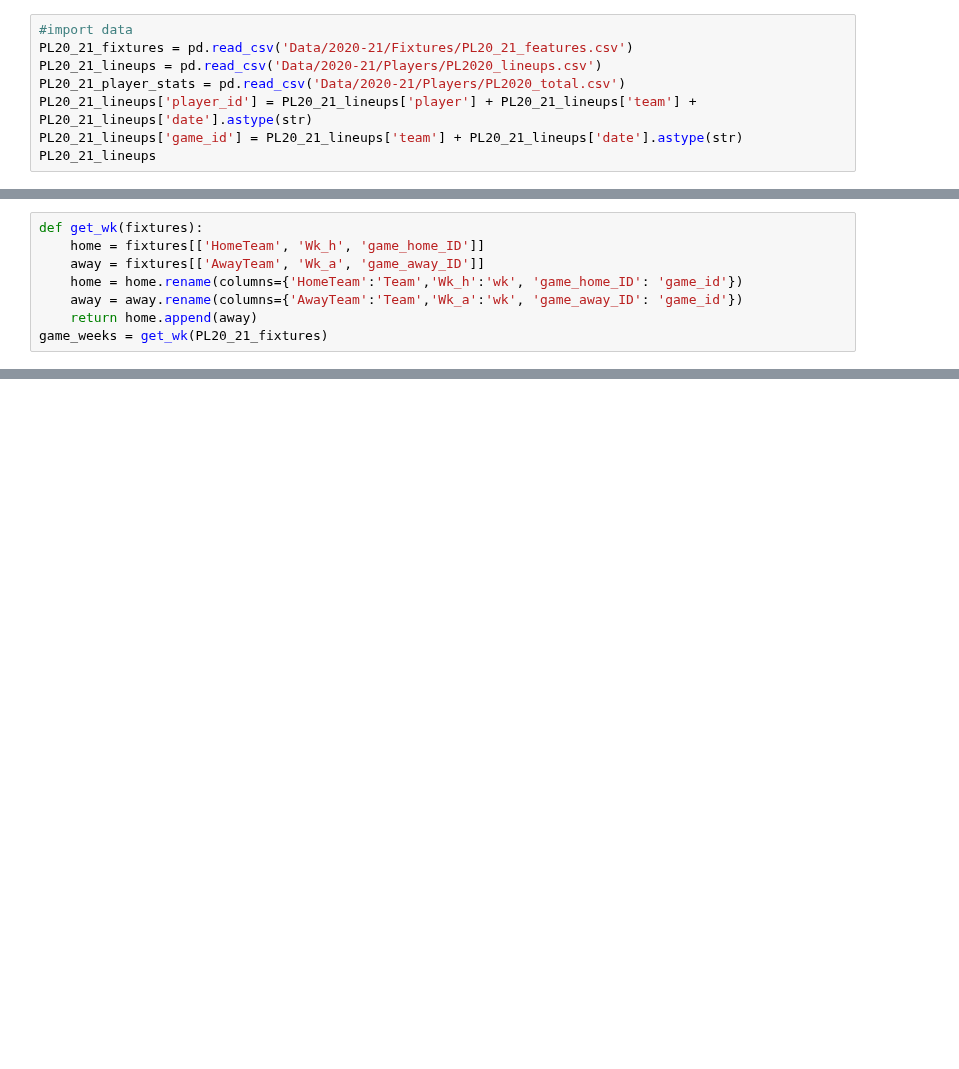
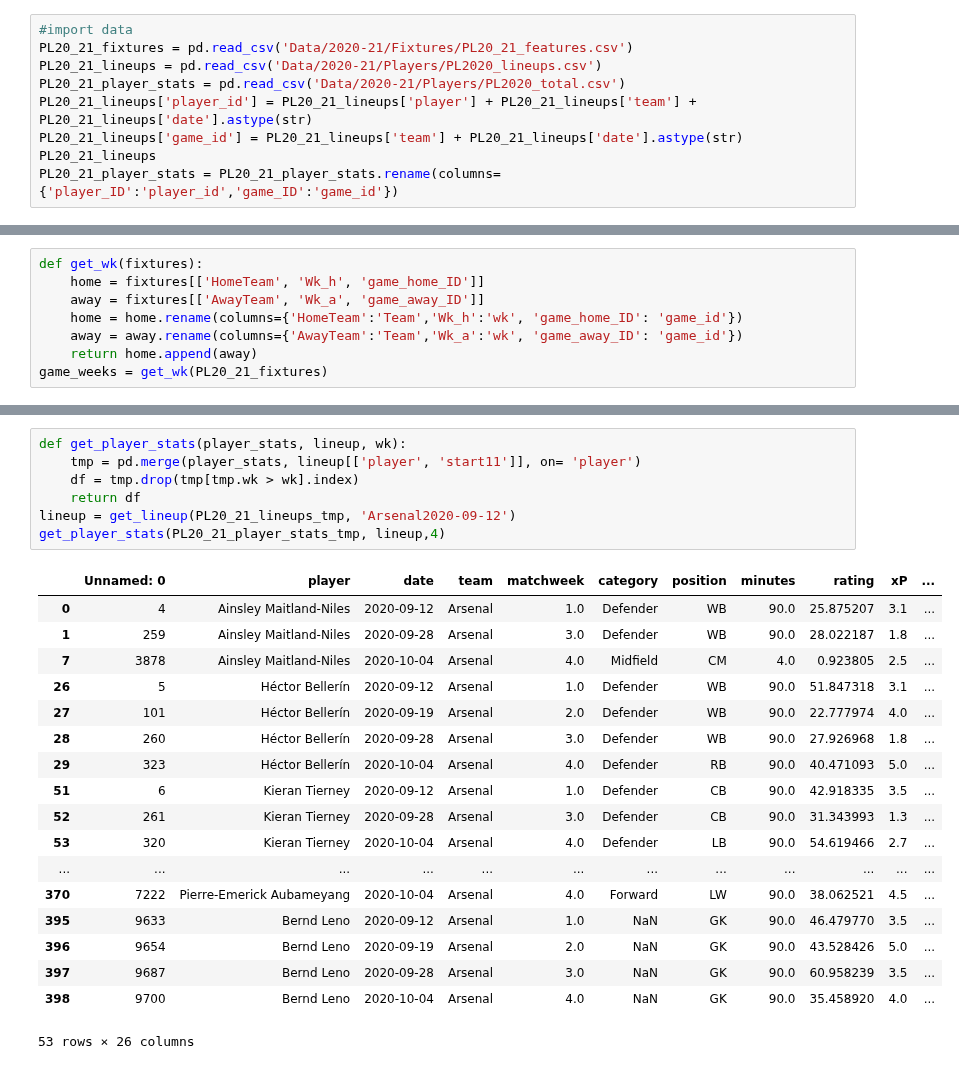
Before and after one commit to Giuliano99/Masterarbeit, a Jupyter notebook: Player Stats.ipynb, the cells around one changed output, grey strips where cells are left out. Saved outputs shown, nothing was run; the diff lists cells and outputs as text; blank space fills up the shorter version.

```diff
--- a/Player Stats.ipynb
+++ b/Player Stats.ipynb
@@ -15,3 +15,4 @@ PL20_21_player_stats = pd.read_csv('Data/2020-21/Players/PL2020_total.csv')
 PL20_21_lineups['player_id'] = PL20_21_lineups['player'] + PL20_21_lineups['team'] + PL20_21_lineups['date'].astype(str)
 PL20_21_lineups['game_id'] = PL20_21_lineups['team'] + PL20_21_lineups['date'].astype(str)
 PL20_21_lineups
+PL20_21_player_stats = PL20_21_player_stats.rename(columns={'player_ID':'player_id','game_ID':'game_id'})
@@ -95,0 +86,26 @@ get_lineup('Arsenal2020-09-12', PL20_21_lineups)
+# %%
+def get_player_stats(player_stats, lineup, wk):
+    tmp = pd.merge(player_stats, lineup[['player', 'start11']], on= 'player')
+    df = tmp.drop(tmp[tmp.wk > wk].index)
+    return df
+lineup = get_lineup(PL20_21_lineups_tmp, 'Arsenal2020-09-12')
+get_player_stats(PL20_21_player_stats_tmp, lineup,4)
+# %% [output]
+|  | Unnamed: 0 | player | date | team | matchweek | category | position | minutes | rating | xP | ... |
+| 0 | 4 | Ainsley Maitland-Niles | 2020-09-12 | Arsenal | 1.0 | Defender | WB | 90.0 | 25.875207 | 3.1 | ... |
+| 1 | 259 | Ainsley Maitland-Niles | 2020-09-28 | Arsenal | 3.0 | Defender | WB | 90.0 | 28.022187 | 1.8 | ... |
+| 7 | 3878 | Ainsley Maitland-Niles | 2020-10-04 | Arsenal | 4.0 | Midfield | CM | 4.0 | 0.923805 | 2.5 | ... |
+| 26 | 5 | Héctor Bellerín | 2020-09-12 | Arsenal | 1.0 | Defender | WB | 90.0 | 51.847318 | 3.1 | ... |
+| 27 | 101 | Héctor Bellerín | 2020-09-19 | Arsenal | 2.0 | Defender | WB | 90.0 | 22.777974 | 4.0 | ... |
+| 28 | 260 | Héctor Bellerín | 2020-09-28 | Arsenal | 3.0 | Defender | WB | 90.0 | 27.926968 | 1.8 | ... |
+| 29 | 323 | Héctor Bellerín | 2020-10-04 | Arsenal | 4.0 | Defender | RB | 90.0 | 40.471093 | 5.0 | ... |
+| 51 | 6 | Kieran Tierney | 2020-09-12 | Arsenal | 1.0 | Defender | CB | 90.0 | 42.918335 | 3.5 | ... |
+| 52 | 261 | Kieran Tierney | 2020-09-28 | Arsenal | 3.0 | Defender | CB | 90.0 | 31.343993 | 1.3 | ... |
+| 53 | 320 | Kieran Tierney | 2020-10-04 | Arsenal | 4.0 | Defender | LB | 90.0 | 54.619466 | 2.7 | ... |
+| ... | ... | ... | ... | ... | ... | ... | ... | ... | ... | ... | ... |
+| 370 | 7222 | Pierre-Emerick Aubameyang | 2020-10-04 | Arsenal | 4.0 | Forward | LW | 90.0 | 38.062521 | 4.5 | ... |
+| 395 | 9633 | Bernd Leno | 2020-09-12 | Arsenal | 1.0 | NaN | GK | 90.0 | 46.479770 | 3.5 | ... |
+| 396 | 9654 | Bernd Leno | 2020-09-19 | Arsenal | 2.0 | NaN | GK | 90.0 | 43.528426 | 5.0 | ... |
+| 397 | 9687 | Bernd Leno | 2020-09-28 | Arsenal | 3.0 | NaN | GK | 90.0 | 60.958239 | 3.5 | ... |
+| 398 | 9700 | Bernd Leno | 2020-10-04 | Arsenal | 4.0 | NaN | GK | 90.0 | 35.458920 | 4.0 | ... |
+53 rows × 26 columns
```
Also changed, not shown: parts of 4 cells of this notebook.
